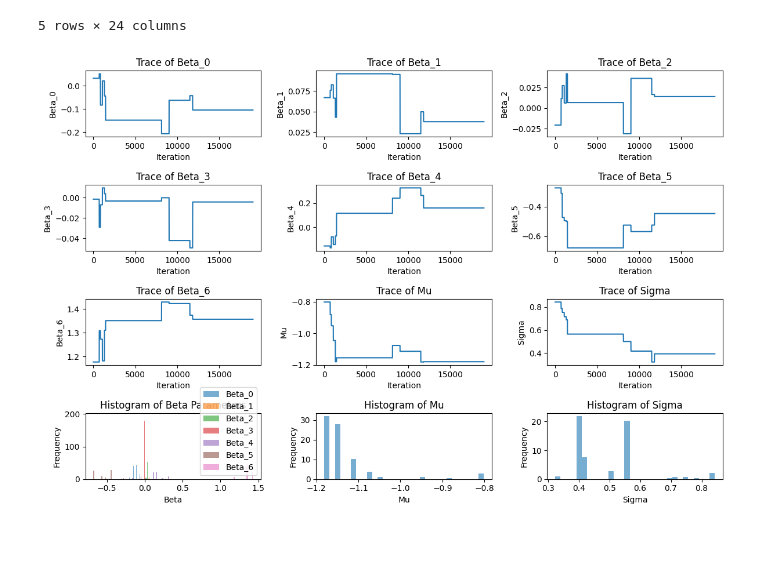
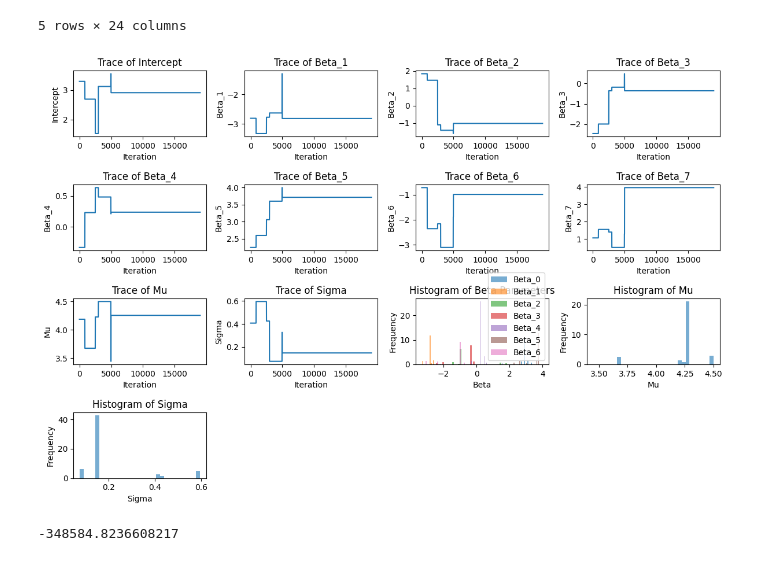
Before and after one commit to Bea-Taylor/DifDem_inequalities, a Jupyter notebook: nbs/core/05_ml_custom_regression_model.ipynb, the cells around one changed output. Saved outputs shown, nothing was run; the diff lists cells and outputs as text; code cells hidden in the pictures.

```diff
--- a/nbs/core/05_ml_custom_regression_model.ipynb
+++ b/nbs/core/05_ml_custom_regression_model.ipynb
@@ -165,9 +175,14 @@ def metropolis_hastings(initial_params, proposal_sd, n_iter, X, y):
 np.random.seed(0)
 n_samples = 1000
 n_features = 7
+
 X = np.random.rand(n_samples, n_features) * 10  # Independent variables
-true_beta = np.random.normal(loc=2, scale=1, size=n_features)  # True coefficients
+#dummy_intercept = np.ones(len(X))
+#X = np.concatenate((dummy_intercept[:, np.newaxis], X), axis=1)
+
+true_beta_0 = 0.5
+true_beta = np.random.normal(loc=2, scale=1, size=X.shape[1])  # True coefficients
 true_mu = 0  # True mean of log-normal distribution
 true_sigma = 1
 true_error = np.random.lognormal(mean=true_mu, sigma=true_sigma, size=n_samples)  # Log-normal error term
-y = np.dot(X, true_beta) + true_error  # True relationship with error
+y = np.dot(X, true_beta) + true_beta_0 + true_error  # True relationship with error
@@ -327,11 +355,12 @@ X_covar = df_dem_plus[covar].values.reshape(-1,7)
 # Outcome data
 Y_data = df_dem_plus['DEM_afflicted_pc'].values.reshape(-1,1)
 # %%
-n_features = X_covar.shape[1]
+#n_features = X_covar.shape[1]
 
-beta_initial = [0.1, 0.1, 0.1, 0.1, 0.1, 0.1, 0.1]
+#beta_0_guess = 0.2
+#beta_initial = [beta_0_guess, 0.1, 0.1, 0.1, 0.1, 0.1, 0.1, 0.1]
 
 # Set initial parameters and proposal standard deviation
-#initial_params = np.concatenate([np.random.normal(size=n_features), [0, 0.25]])  # Initial beta parameters, mu, and sigma
-initial_params = np.concatenate([beta_initial, [0, 0.25]])  # Initial beta parameters, mu, and sigma
-proposal_sd = 0.1
+initial_params = np.concatenate([np.random.normal(size=n_features+1), [0, 0.25]])  # Initial beta parameters, mu, and sigma
+#initial_params = np.concatenate([beta_initial, [0, 0.25]])  # Initial beta parameters, mu, and sigma
+proposal_sd = 1
@@ -338,61 +378,60 @@ proposal_sd = 0.1
 # %%
-# Run Metropolis-Hastings algorithm
-n_iter = 20000
-chain, post = metropolis_hastings(initial_params, proposal_sd, n_iter, X_covar, Y_data)
-
-# Burn-in (discard first part of the chain)
-burn_in = 1000
-burned_chain = chain[burn_in:]
-
-# Extract beta parameters, mu, and sigma from the chain
-beta_samples, mu_samples, sigma_samples = burned_chain[:, :-2], burned_chain[:, -2], burned_chain[:, -1]
-
 # Plot the traces and histograms of beta parameters, mu, and sigma
 plt.figure(figsize=(12, 8))
 
-for i in range(n_features):
-    plt.subplot(4, 3, i+1)
+plt.subplot(4, 4, 1)
+plt.plot(beta_samples[:, 0])
+plt.xlabel('Iteration')
+plt.ylabel('Intercept')
+plt.title('Trace of Intercept')
+
+for i in range(1, n_features+1):
+    plt.subplot(4, 4, i+1)
     plt.plot(beta_samples[:, i])
     plt.xlabel('Iteration')
     plt.ylabel(f'Beta_{i}')
     plt.title(f'Trace of Beta_{i}')
 
-plt.subplot(4, 3, n_features+1)
+plt.subplot(4, 4, n_features+2)
 plt.plot(mu_samples)
 plt.xlabel('Iteration')
 plt.ylabel('Mu')
 plt.title('Trace of Mu')
 
-plt.subplot(4, 3, n_features+2)
+plt.subplot(4, 4, n_features+3)
 plt.plot(sigma_samples)
 plt.xlabel('Iteration')
 plt.ylabel('Sigma')
 plt.title('Trace of Sigma')
 
-plt.subplot(4, 3, n_features+3)
+plt.subplot(4, 4, n_features+4)
 for i in range(n_features):
     plt.hist(beta_samples[:, i], bins=30, density=True, alpha=0.6, label=f'Beta_{i}')
 plt.xlabel('Beta')
 plt.ylabel('Frequency')
 plt.title('Histogram of Beta Parameters')
 plt.legend()
 
-plt.subplot(4, 3, n_features+4)
+plt.subplot(4, 4, n_features+5)
 plt.hist(mu_samples, bins=30, density=True, alpha=0.6)
 plt.xlabel('Mu')
 plt.ylabel('Frequency')
 plt.title('Histogram of Mu')
 
-plt.subplot(4, 3, n_features+5)
+plt.subplot(4, 4, n_features+6)
 plt.hist(sigma_samples, bins=30, density=True, alpha=0.6)
 plt.xlabel('Sigma')
 plt.ylabel('Frequency')
 plt.title('Histogram of Sigma')
 
 plt.tight_layout()
 plt.show()
 # %% [output]
-[figure, old version]
+[figure, new version]
+# %%
+print(post[np.argmax(post)])
+# %% [output]
+-348584.8236608217
 # %%
 # Extract the MAP from the parameter samples
 MAP_params = chain[np.argmax(post)]
```
Also changed, not shown: parts of 17 cells of this notebook.
